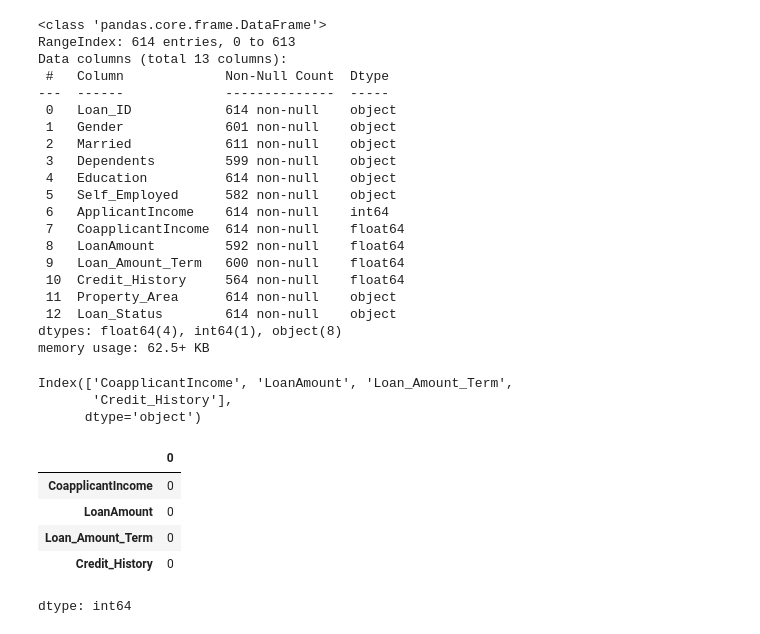
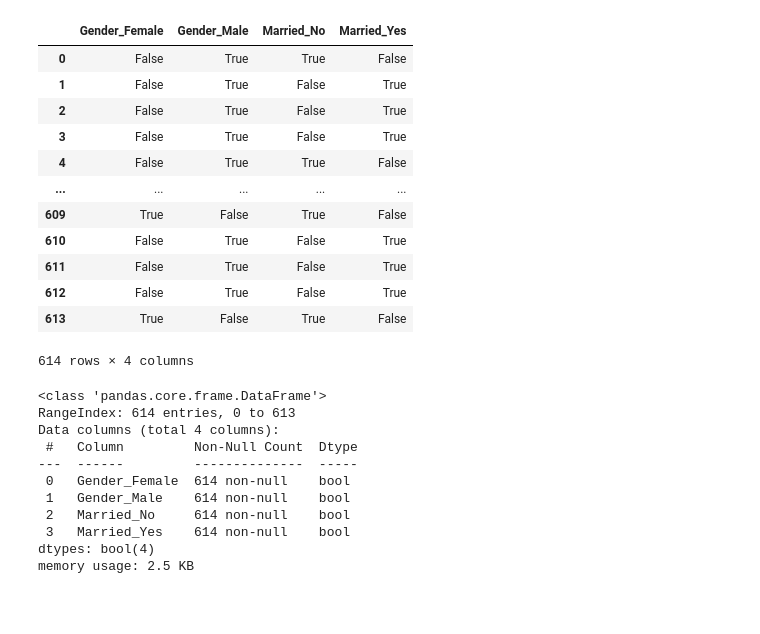
Before and after one commit to Vickymaurya1/machine-learning-course, a Jupyter notebook: Untitled2.ipynb, the cells around one changed output. Saved outputs shown, nothing was run; the diff lists cells and outputs as text; code cells hidden in the pictures; blank space fills up the shorter version.

```diff
--- a/Untitled2.ipynb
+++ b/Untitled2.ipynb
@@ -34,33 +31,39 @@ dataset.isnull().sum()
 | Property_Area | 0 |
 | Loan_Status | 0 |
 dtype: int64
-# %%
-dataset.info()
-# %% [output]
-<class 'pandas.core.frame.DataFrame'>
-RangeIndex: 614 entries, 0 to 613
-Data columns (total 13 columns):
- #   Column             Non-Null Count  Dtype
----  ------             --------------  -----
- 0   Loan_ID            614 non-null    object
- 1   Gender             601 non-null    object
- 2   Married            611 non-null    object
- 3   Dependents         599 non-null    object
- 4   Education          614 non-null    object
- 5   Self_Employed      582 non-null    object
- 6   ApplicantIncome    614 non-null    int64
- 7   CoapplicantIncome  614 non-null    float64
- 8   LoanAmount         592 non-null    float64
- 9   Loan_Amount_Term   600 non-null    float64
- 10  Credit_History     564 non-null    float64
- 11  Property_Area      614 non-null    object
- 12  Loan_Status        614 non-null    object
-dtypes: float64(4), int64(1), object(8)
-memory usage: 62.5+ KB
-# %%
-dataset.select_dtypes(include = "float64").columns
-# %% [output]
-Index(['CoapplicantIncome', 'LoanAmount', 'Loan_Amount_Term',
-       'Credit_History'],
-      dtype='object')
+# %%
+#dataset["Gender"].fillna(dataset["Gender"].mode()[0], inplace = True)
+dataset.fillna({"Married": dataset["Married"].mode()[0]}, inplace=True)
+# %%
+en_data = dataset[["Gender" , "Married"]]
+# %%
+pd.get_dummies(en_data)
+# %% [output]
+|  | Gender_Female | Gender_Male | Married_No | Married_Yes |
+| 0 | False | True | True | False |
+| 1 | False | True | False | True |
+| 2 | False | True | False | True |
+| 3 | False | True | False | True |
+| 4 | False | True | True | False |
+| ... | ... | ... | ... | ... |
+| 609 | True | False | True | False |
+| 610 | False | True | False | True |
+| 611 | False | True | False | True |
+| 612 | False | True | False | True |
+| 613 | True | False | True | False |
+614 rows × 4 columns
+# %%
+pd.get_dummies(en_data).info()
+# %% [output]
+<class 'pandas.core.frame.DataFrame'>
+RangeIndex: 614 entries, 0 to 613
+Data columns (total 4 columns):
+ #   Column         Non-Null Count  Dtype
+---  ------         --------------  -----
+ 0   Gender_Female  614 non-null    bool
+ 1   Gender_Male    614 non-null    bool
+ 2   Married_No     614 non-null    bool
+ 3   Married_Yes    614 non-null    bool
+dtypes: bool(4)
+memory usage: 2.5 KB
 # %%
@@ -74,9 +70,0 @@ new_dataset = pd.DataFrame(ar, columns = dataset.select_dtypes(include = "float6
-# %%
-new_dataset.isnull().sum()
-# %% [output]
-|  | 0 |
-| CoapplicantIncome | 0 |
-| LoanAmount | 0 |
-| Loan_Amount_Term | 0 |
-| Credit_History | 0 |
-dtype: int64
```
Also changed, not shown: parts of 13 cells of this notebook.
